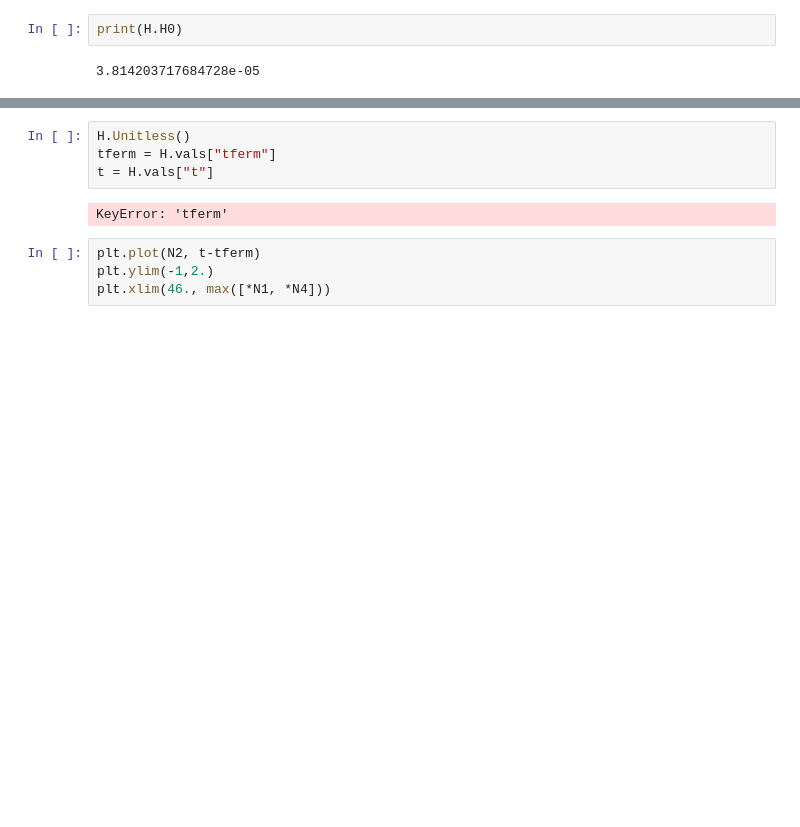
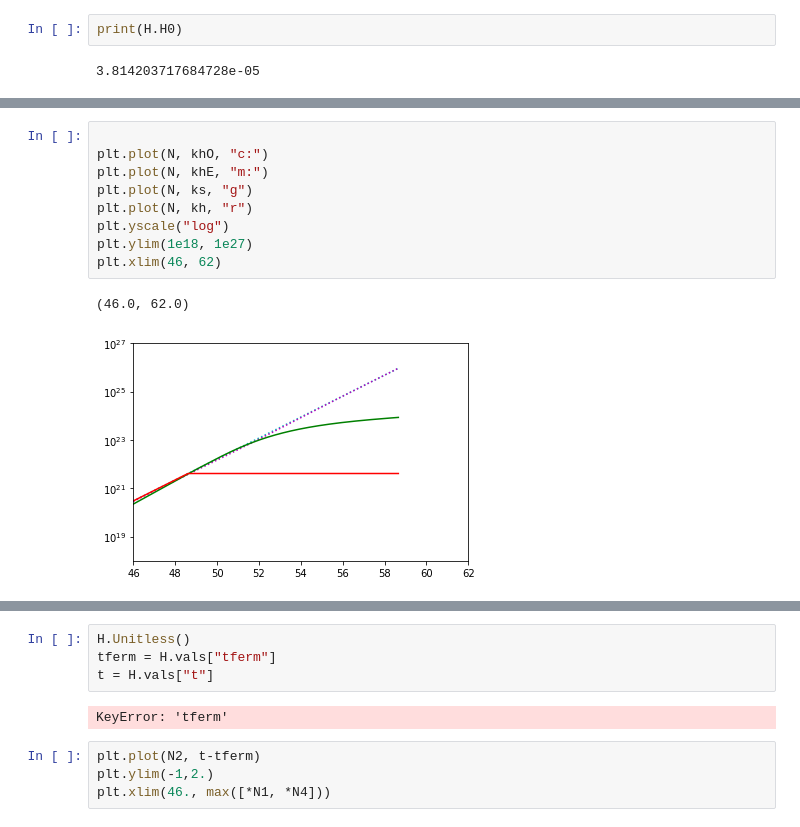
Before and after one commit to richard-von-eckardstein/GEFF, a Jupyter notebook: GEFTestGround.ipynb, the cells around one changed output, grey strips where cells are left out. Saved outputs shown, nothing was run; the diff lists cells and outputs as text; blank space fills up the shorter version.

```diff
--- a/GEFTestGround.ipynb
+++ b/GEFTestGround.ipynb
@@ -33,0 +86,12 @@ sol = H.RunGEF(t1=114.)
+# %%
+
+plt.plot(N, khO, "c:")
+plt.plot(N, khE, "m:")
+plt.plot(N, ks, "g")
+plt.plot(N, kh, "r")
+plt.yscale("log")
+plt.ylim(1e18, 1e27)
+plt.xlim(46, 62)
+# %% [output]
+(46.0, 62.0)
+[figure, added]
```
Also changed, not shown: parts of 20 cells of this notebook, 3 other files.
